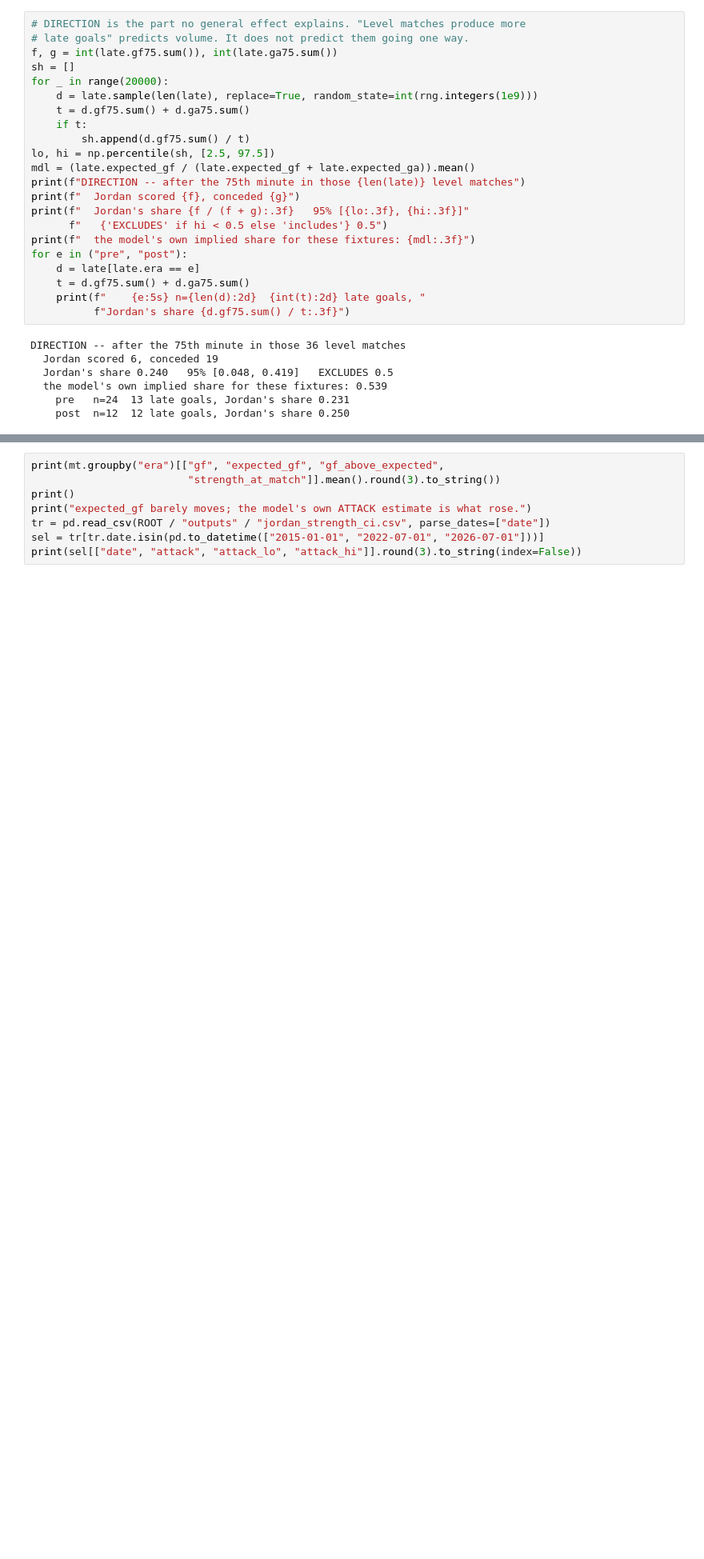
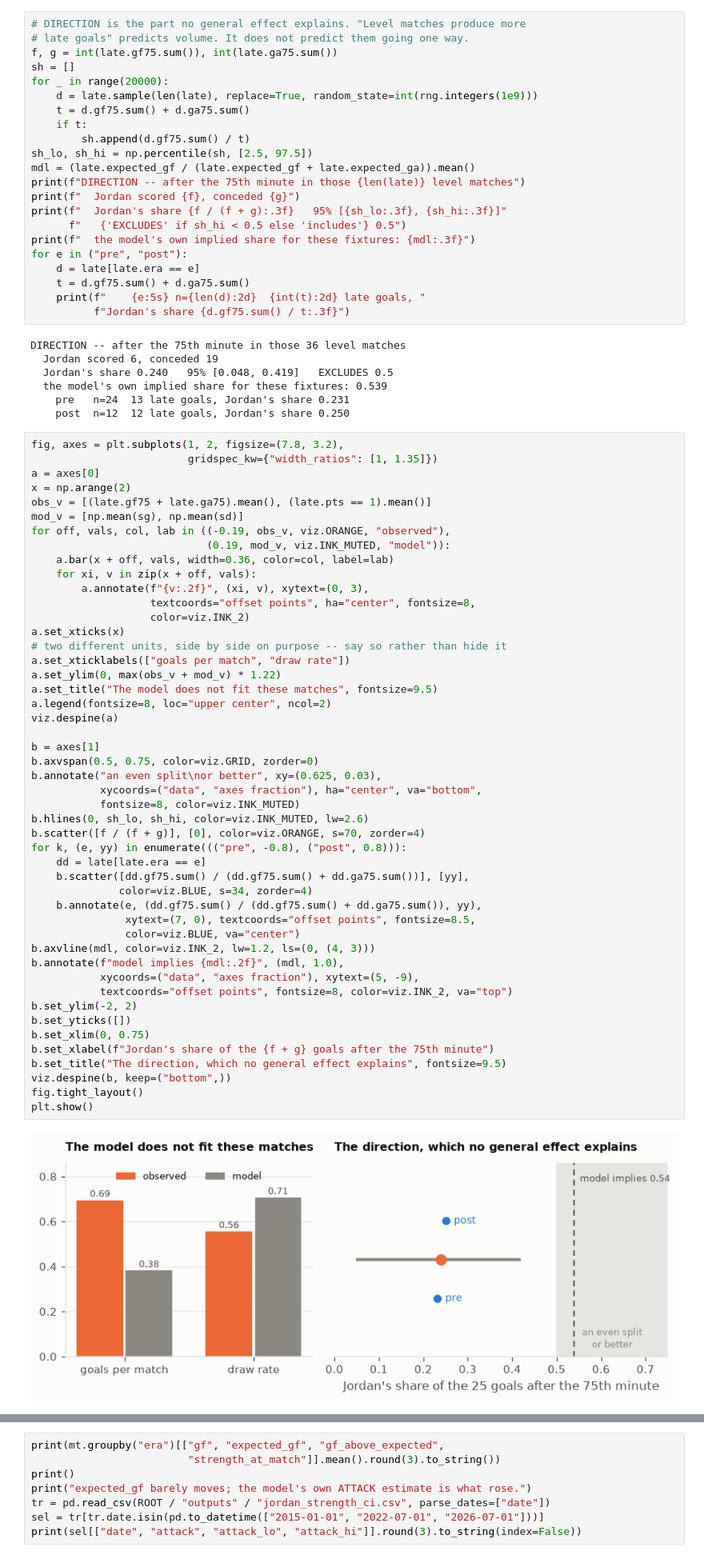
Before and after one commit to mqedan217/jordan-football-strength, a Jupyter notebook: notebooks/03_where_the_goals_came_from.ipynb, the cells around one changed output, grey strips where cells are left out. Shown at 80% size. Drawn from its saved outputs; the diff is of its cells as text; blank space fills up the shorter version.

```diff
--- a/notebooks/03_where_the_goals_came_from.ipynb
+++ b/notebooks/03_where_the_goals_came_from.ipynb
@@ -1182,12 +1158,12 @@ for _ in range(20000):
     t = d.gf75.sum() + d.ga75.sum()
     if t:
         sh.append(d.gf75.sum() / t)
-lo, hi = np.percentile(sh, [2.5, 97.5])
+sh_lo, sh_hi = np.percentile(sh, [2.5, 97.5])
 mdl = (late.expected_gf / (late.expected_gf + late.expected_ga)).mean()
 print(f"DIRECTION -- after the 75th minute in those {len(late)} level matches")
 print(f"  Jordan scored {f}, conceded {g}")
-print(f"  Jordan's share {f / (f + g):.3f}   95% [{lo:.3f}, {hi:.3f}]"
-      f"   {'EXCLUDES' if hi < 0.5 else 'includes'} 0.5")
+print(f"  Jordan's share {f / (f + g):.3f}   95% [{sh_lo:.3f}, {sh_hi:.3f}]"
+      f"   {'EXCLUDES' if sh_hi < 0.5 else 'includes'} 0.5")
 print(f"  the model's own implied share for these fixtures: {mdl:.3f}")
 for e in ("pre", "post"):
     d = late[late.era == e]
@@ -1201,4 +1177,54 @@ DIRECTION -- after the 75th minute in those 36 level matches
   the model's own implied share for these fixtures: 0.539
     pre   n=24  13 late goals, Jordan's share 0.231
     post  n=12  12 late goals, Jordan's share 0.250
+# %%
+fig, axes = plt.subplots(1, 2, figsize=(7.8, 3.2),
+                         gridspec_kw={"width_ratios": [1, 1.35]})
+a = axes[0]
+x = np.arange(2)
+obs_v = [(late.gf75 + late.ga75).mean(), (late.pts == 1).mean()]
+mod_v = [np.mean(sg), np.mean(sd)]
+for off, vals, col, lab in ((-0.19, obs_v, viz.ORANGE, "observed"),
+                            (0.19, mod_v, viz.INK_MUTED, "model")):
+    a.bar(x + off, vals, width=0.36, color=col, label=lab)
+    for xi, v in zip(x + off, vals):
+        a.annotate(f"{v:.2f}", (xi, v), xytext=(0, 3),
+                   textcoords="offset points", ha="center", fontsize=8,
+                   color=viz.INK_2)
+a.set_xticks(x)
+# two different units, side by side on purpose -- say so rather than hide it
+a.set_xticklabels(["goals per match", "draw rate"])
+a.set_ylim(0, max(obs_v + mod_v) * 1.22)
+a.set_title("The model does not fit these matches", fontsize=9.5)
+a.legend(fontsize=8, loc="upper center", ncol=2)
+viz.despine(a)
+
+b = axes[1]
+b.axvspan(0.5, 0.75, color=viz.GRID, zorder=0)
+b.annotate("an even split\nor better", xy=(0.625, 0.03),
+           xycoords=("data", "axes fraction"), ha="center", va="bottom",
+           fontsize=8, color=viz.INK_MUTED)
+b.hlines(0, sh_lo, sh_hi, color=viz.INK_MUTED, lw=2.6)
+b.scatter([f / (f + g)], [0], color=viz.ORANGE, s=70, zorder=4)
+for k, (e, yy) in enumerate((("pre", -0.8), ("post", 0.8))):
+    dd = late[late.era == e]
+    b.scatter([dd.gf75.sum() / (dd.gf75.sum() + dd.ga75.sum())], [yy],
+              color=viz.BLUE, s=34, zorder=4)
+    b.annotate(e, (dd.gf75.sum() / (dd.gf75.sum() + dd.ga75.sum()), yy),
+               xytext=(7, 0), textcoords="offset points", fontsize=8.5,
+               color=viz.BLUE, va="center")
+b.axvline(mdl, color=viz.INK_2, lw=1.2, ls=(0, (4, 3)))
+b.annotate(f"model implies {mdl:.2f}", (mdl, 1.0),
+           xycoords=("data", "axes fraction"), xytext=(5, -9),
+           textcoords="offset points", fontsize=8, color=viz.INK_2, va="top")
+b.set_ylim(-2, 2)
+b.set_yticks([])
+b.set_xlim(0, 0.75)
+b.set_xlabel(f"Jordan's share of the {f + g} goals after the 75th minute")
+b.set_title("The direction, which no general effect explains", fontsize=9.5)
+viz.despine(b, keep=("bottom",))
+fig.tight_layout()
+plt.show()
+# %% [output]
+[figure, added]
 # %% [markdown]
```
Also changed, not shown: parts of 27 cells of this notebook, 1 other file.
